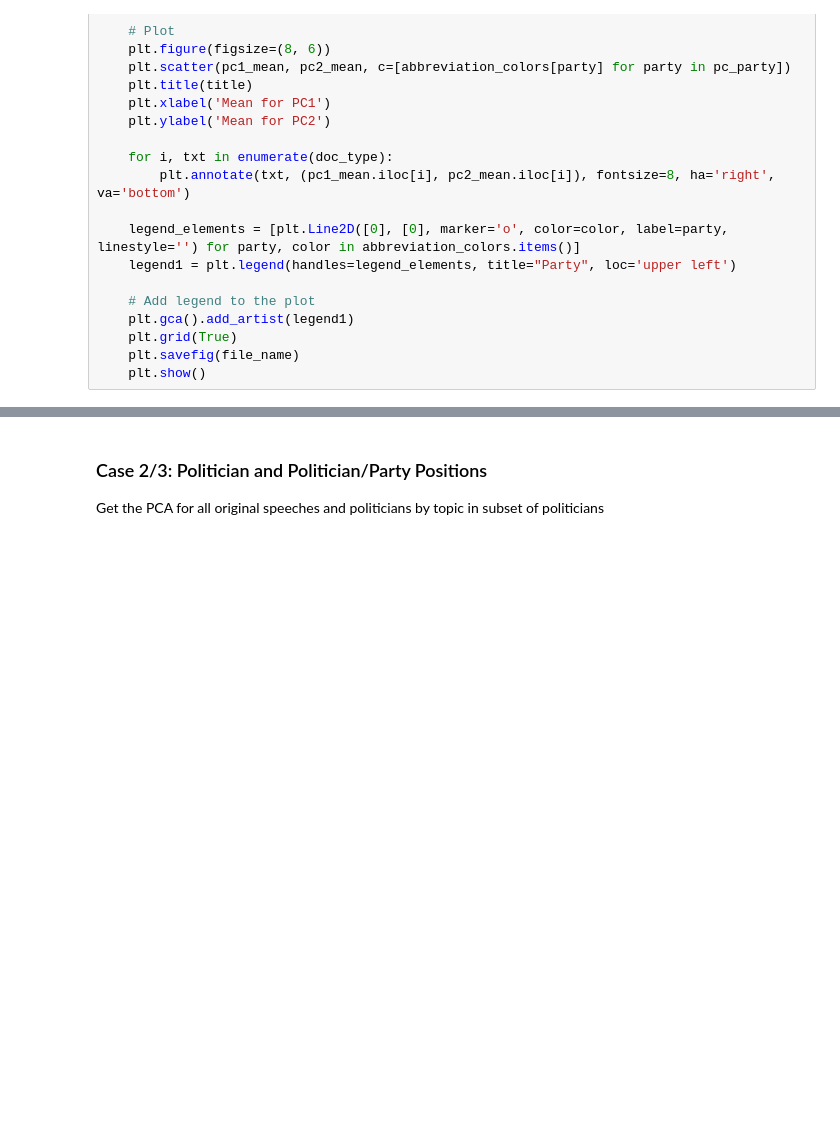
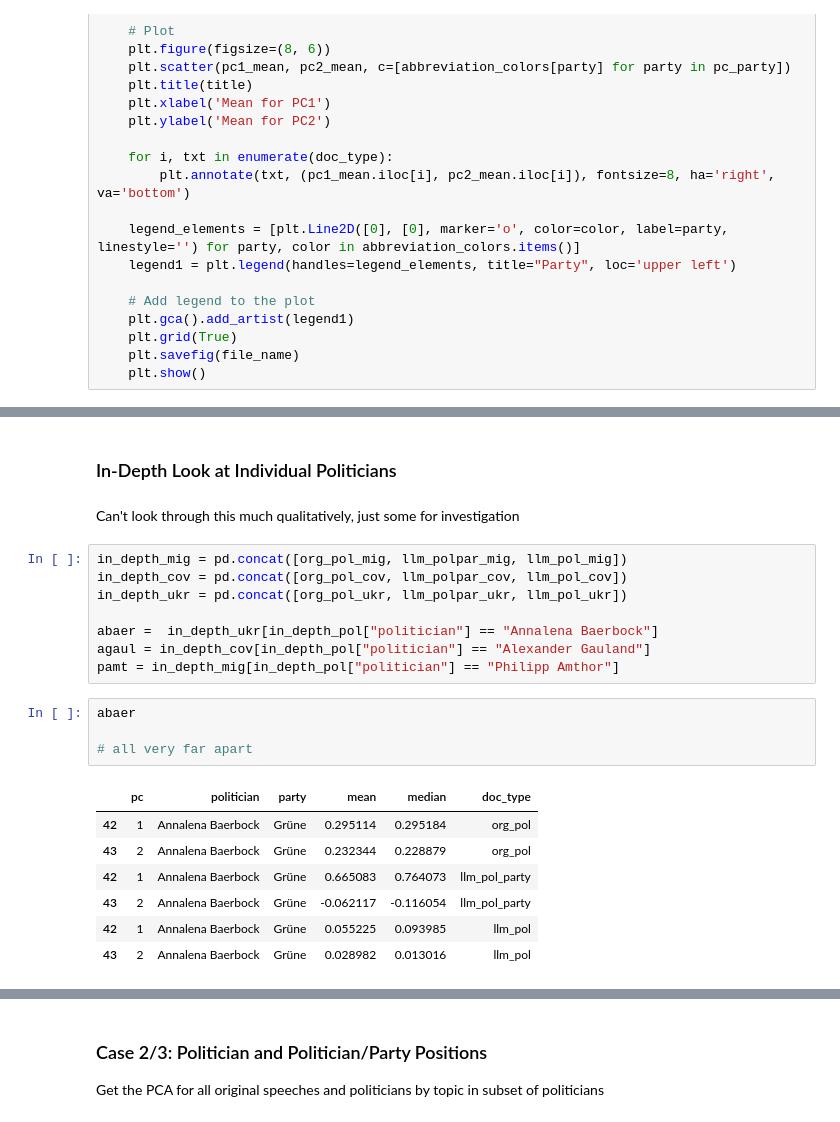
Before and after one commit to EliasHepp/Politricks, a Jupyter notebook: code/mapping_pca.ipynb, the cells around one changed output, grey strips where cells are left out. Cells and saved outputs as stored; diff of their text form; blank space fills up the shorter version.

```diff
--- a/code/mapping_pca.ipynb
+++ b/code/mapping_pca.ipynb
@@ -838,0 +790,24 @@ IndexError: single positional indexer is out-of-bounds
+# %% [markdown]
+### In-Depth Look at Individual Politicians
+# %% [markdown]
+Can't look through this much qualitatively, just some for investigation
+# %%
+in_depth_mig = pd.concat([org_pol_mig, llm_polpar_mig, llm_pol_mig])
+in_depth_cov = pd.concat([org_pol_cov, llm_polpar_cov, llm_pol_cov])
+in_depth_ukr = pd.concat([org_pol_ukr, llm_polpar_ukr, llm_pol_ukr])
+
+abaer =  in_depth_ukr[in_depth_pol["politician"] == "Annalena Baerbock"]
+agaul = in_depth_cov[in_depth_pol["politician"] == "Alexander Gauland"]
+pamt = in_depth_mig[in_depth_pol["politician"] == "Philipp Amthor"]
+# %%
+abaer
+
+# all very far apart
+# %% [output]
+|  | pc | politician | party | mean | median | doc_type |
+| 42 | 1 | Annalena Baerbock | Grüne | 0.295114 | 0.295184 | org_pol |
+| 43 | 2 | Annalena Baerbock | Grüne | 0.232344 | 0.228879 | org_pol |
+| 42 | 1 | Annalena Baerbock | Grüne | 0.665083 | 0.764073 | llm_pol_party |
+| 43 | 2 | Annalena Baerbock | Grüne | -0.062117 | -0.116054 | llm_pol_party |
+| 42 | 1 | Annalena Baerbock | Grüne | 0.055225 | 0.093985 | llm_pol |
+| 43 | 2 | Annalena Baerbock | Grüne | 0.028982 | 0.013016 | llm_pol |
```
Also changed, not shown: parts of 19 cells of this notebook, 10 other files.
